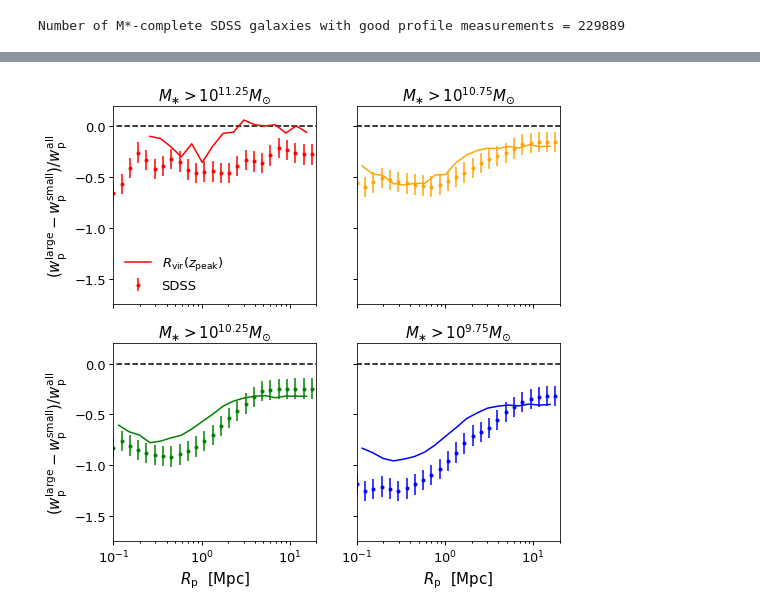
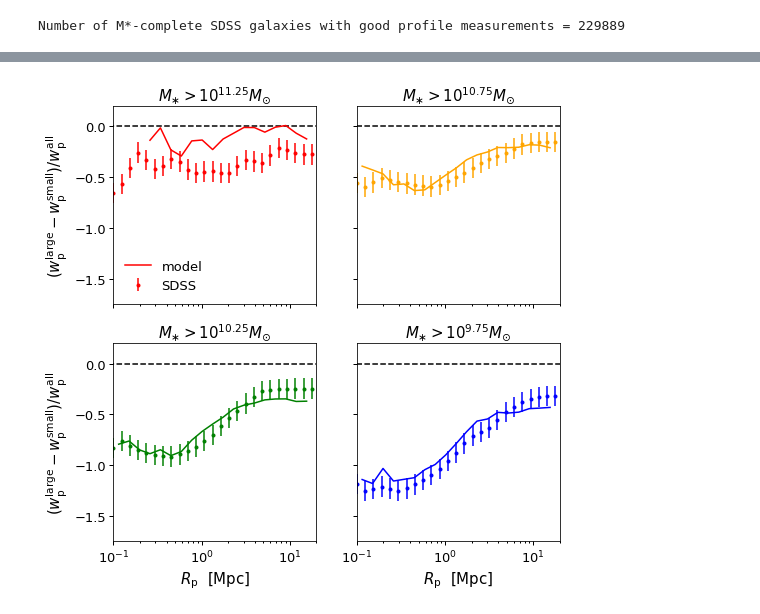
Before and after one commit to aphearin/galsize_models, a Jupyter notebook: notebooks/simple_composite_size_modeling.ipynb, the cells around one changed output, grey strips where cells are left out. Saved outputs shown, nothing was run; the diff lists cells and outputs as text; code cells hidden in the pictures.

```diff
--- a/notebooks/simple_composite_size_modeling.ipynb
+++ b/notebooks/simple_composite_size_modeling.ipynb
@@ -21,7 +21,7 @@ from galsize_models.models import component_size_vs_rhalo
 rvir = mock['rvir_zpeak']
 normalization_all = 0.0125
 alpha_all = 1.
-scatter_all = 0.2
+scatter_all = 0.15
 size_seed=14041
 
 mock['r50'] = component_size_vs_rhalo(rvir,
@@ -74,32 +73,0 @@ fig.savefig(figname, bbox_extra_artists=[xlabel, ylabel], bbox_inches='tight')
-# %%
-from matplotlib import ticker
-
-fig, ax = plt.subplots(1, 1)
-
-__=ax.loglog()
-
-__=ax.scatter(10**sdss['logsm_bell03_meert15'][::20],
-              sdss['r50_magr_kpc_meert15'][::20],
-             s=1, color='gray', label='.')
-
-__=ax.plot(10**logsm_mids, median_rhalf_mock, color='k', lw=2,
-          label=r'$R_{1/2} = 0.0125R_{\rm vir}$')
-
-
-xmin, xmax = 10**9, 10**12
-ymin, ymax = 0.5, 50
-_xlabel = r'$M_{\ast}$ $[M_{\odot}]$'
-_ylabel = r'$\langle R_{1/2} \rangle$ $[{\rm kpc}]$'
-xlim = ax.set_xlim(xmin, xmax)
-ylim = ax.set_ylim(ymin, ymax)
-__=ax.get_yaxis().set_major_formatter(ticker.ScalarFormatter())
-__=ax.get_yaxis().set_minor_formatter(ticker.NullFormatter())
-__=ax.set_yticks((1, 3, 10, 30))
-
-ylabel=ax.set_ylabel(_ylabel)
-xlabel=ax.set_xlabel(_xlabel)
-
-leg = ax.legend()
-
-# figname = 'single_component_model_vs_sdss_one_point.pdf'
-# fig.savefig(figname, bbox_extra_artists=[xlabel, ylabel], bbox_inches='tight')
@@ -132,10 +98,12 @@ def wp_samples(sample, rp_bins=np.logspace(-1, 1.25, 20), pi_max=20., period=250
     return rp_mids, wp_all, wp_small, wp_large
 # %%
 sample = mock[mock['mstar'] > 10**9.75]
-rp_mids, wp_sm9p75_mock, wp_sm9p75_small_mock, wp_sm9p75_large_mock = wp_samples(sample)
+downsampling_mask = np.random.rand(len(sample)) < 0.2
+rp_mids, wp_sm9p75_mock, wp_sm9p75_small_mock, wp_sm9p75_large_mock = wp_samples(sample[downsampling_mask])
 # %%
 sample = mock[mock['mstar'] > 10**10.25]
-rp_mids, wp_sm10p25_mock, wp_sm10p25_small_mock, wp_sm10p25_large_mock = wp_samples(sample)
+downsampling_mask = np.random.rand(len(sample)) < 0.33
+rp_mids, wp_sm10p25_mock, wp_sm10p25_small_mock, wp_sm10p25_large_mock = wp_samples(sample[downsampling_mask])
 # %%
 sample = mock[mock['mstar'] > 10**10.75]
 rp_mids, wp_sm10p75_mock, wp_sm10p75_small_mock, wp_sm10p75_large_mock = wp_samples(sample)
@@ -200,32 +168,32 @@ for ax in axes:
     xscale = ax.set_xscale('log')
     __=ax.plot(np.logspace(-2, 2, 100), np.zeros(100), '--', color='k')
 
 
 __=ax1.errorbar(rp, fracdiff_sm11p25_smbell, 0.1, fmt='.', color='red', label='SDSS')
 __=ax2.errorbar(rp, fracdiff_sm10p75_smbell, 0.1, fmt='.', color='orange')
 __=ax3.errorbar(rp, fracdiff_sm10p25_smbell, 0.1, fmt='.', color='green')
 __=ax4.errorbar(rp, fracdiff_sm9p75_smbell, 0.1, fmt='.', color='blue')
 
 
 __=ax1.plot(rp_mids[3:], fracdiff_sm11p25_mock[3:], color='red',
-            label=r'$R_{\rm vir}(z_{\rm peak})$')
+            label=r'model')
 __=ax2.plot(rp_mids, fracdiff_sm10p75_mock, color='orange')
 __=ax3.plot(rp_mids, fracdiff_sm10p25_mock, color='green')
 __=ax4.plot(rp_mids, fracdiff_sm9p75_mock, color='blue')
 
 __=ax1.set_title(r'$M_{\ast} > 10^{11.25}M_{\odot}$')
 __=ax2.set_title(r'$M_{\ast} > 10^{10.75}M_{\odot}$')
 __=ax3.set_title(r'$M_{\ast} > 10^{10.25}M_{\odot}$')
 __=ax4.set_title(r'$M_{\ast} > 10^{9.75}M_{\odot}$')
 
 ylabel1 = ax1.set_ylabel(r'$(w_{\rm p}^{\rm large} - w_{\rm p}^{\rm small}) / w_{\rm p}^{\rm all}$')
 ylabel3 = ax3.set_ylabel(r'$(w_{\rm p}^{\rm large} - w_{\rm p}^{\rm small}) / w_{\rm p}^{\rm all}$')
 xlabel3 = ax3.set_xlabel(r'$R_{\rm p}$  $[{\rm Mpc}]$')
 xlabel4 = ax4.set_xlabel(r'$R_{\rm p}$  $[{\rm Mpc}]$')
 
 leg1 = ax1.legend()
 
 figname = 'size_clustering_ratios_alt_model_vs_sdss.pdf'
 fig.savefig(figname, bbox_extra_artists=[xlabel3, ylabel3], bbox_inches='tight')
 # %% [output]
-[figure, old version]
+[figure, new version]
```
Also changed, not shown: parts of 3 cells of this notebook, 1 other file.
